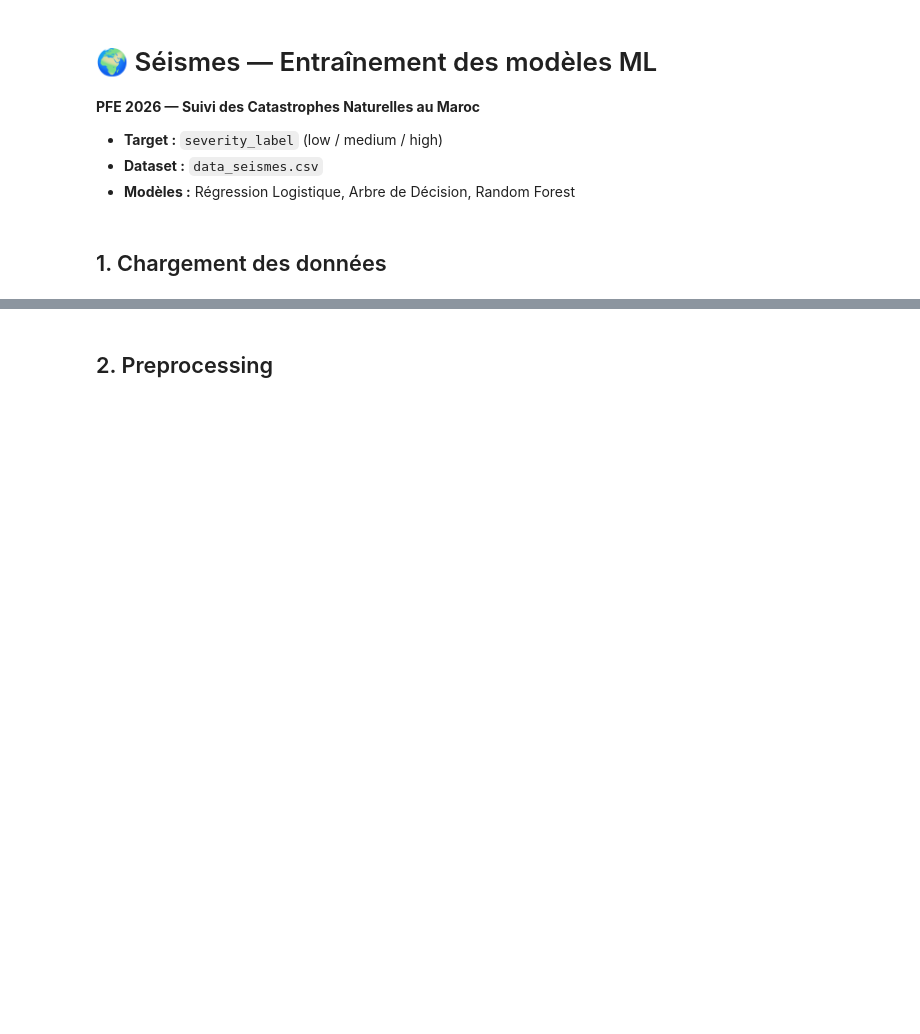
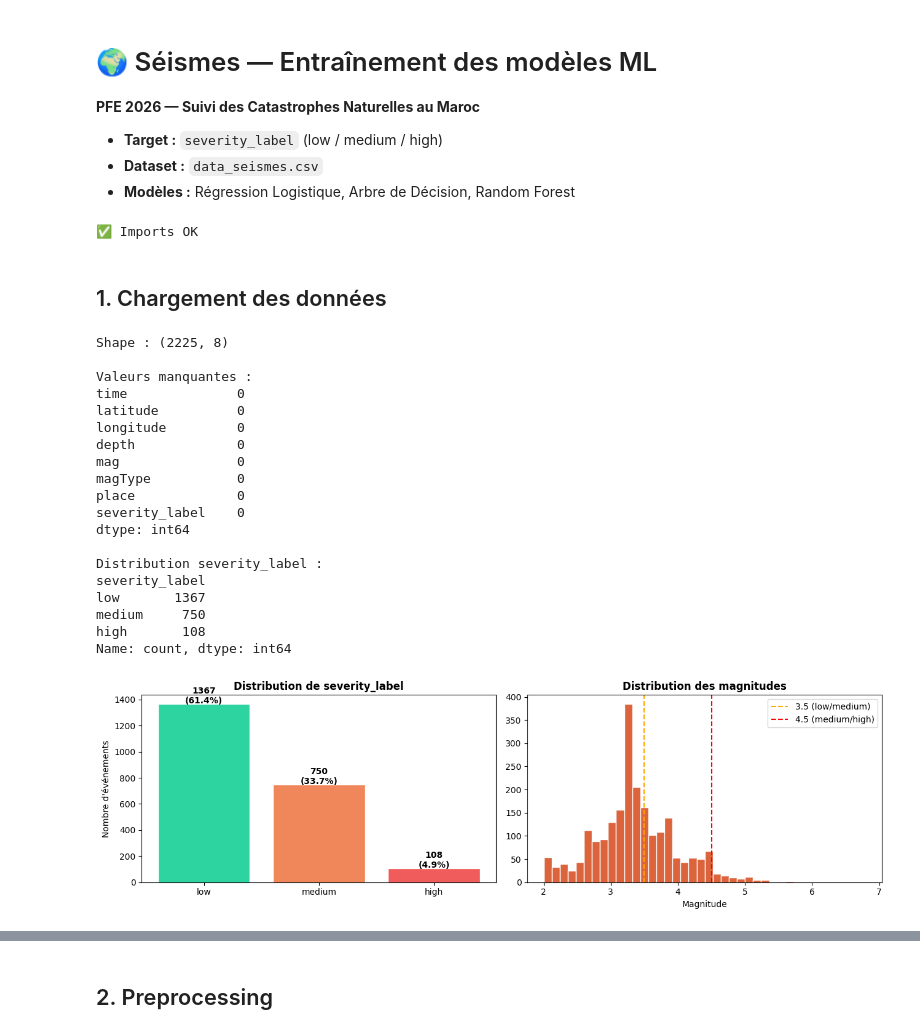
Before and after one commit to ANSS77/suivi-catastrophes-maroc, a Jupyter notebook: ml/notebooks/seismes_training.ipynb, the cells around one changed output, grey strips where cells are left out. Cells and saved outputs as stored; diff of their text form; code cells hidden in the pictures; blank space fills up the shorter version.

Commit message:
feat: seismes training notebook - résultats modèles ML

```diff
--- a/ml/notebooks/seismes_training.ipynb
+++ b/ml/notebooks/seismes_training.ipynb
@@ -6,25 +6,80 @@
 - **Dataset :** `data_seismes.csv`
 - **Modèles :** Régression Logistique, Arbre de Décision, Random Forest
 # %%
+!pip install imbalanced-learn -q
+
 import pandas as pd
 import numpy as np
 import matplotlib.pyplot as plt
 import seaborn as sns
 import pickle, os
+import warnings
+warnings.filterwarnings('ignore')
 
 from sklearn.preprocessing import LabelEncoder, StandardScaler
-from sklearn.model_selection import train_test_split
+from sklearn.model_selection import train_test_split, cross_val_score
 from sklearn.linear_model import LogisticRegression
 from sklearn.tree import DecisionTreeClassifier
 from sklearn.ensemble import RandomForestClassifier
-from sklearn.metrics import classification_report, confusion_matrix, accuracy_score, f1_score
+from sklearn.metrics import (
+    classification_report, confusion_matrix,
+    accuracy_score, f1_score, ConfusionMatrixDisplay
+)
 from imblearn.over_sampling import SMOTE
+
+print('✅ Imports OK')
+# %% [output]
+✅ Imports OK
 # %% [markdown]
 ## 1. Chargement des données
 # %%
-df = pd.read_csv('../data/data_seismes.csv')     #Inondations → data_inondations.csv + flood_risk
-print(df.shape)
+df = pd.read_csv('../data/data_seismes.csv')
+
+print(f'Shape : {df.shape}')
+print('\nValeurs manquantes :')
 print(df.isnull().sum())
-df['severity_label'].value_counts().plot(kind='bar')
-plt.title('Distribution severity_label')
+print('\nDistribution severity_label :')
+print(df['severity_label'].value_counts())
+
+fig, axes = plt.subplots(1, 2, figsize=(13, 4))
+
+counts = df['severity_label'].value_counts()
+bar_colors = ['#2dd4a0', '#f0875a', '#f05c5c']
+axes[0].bar(counts.index, counts.values, color=bar_colors, edgecolor='white')
+for i, (lbl, cnt) in enumerate(zip(counts.index, counts.values)):
+    axes[0].text(i, cnt + 3, f'{cnt}\n({cnt/len(df)*100:.1f}%)',
+                 ha='center', fontsize=10, fontweight='bold')
+axes[0].set_title('Distribution de severity_label', fontweight='bold')
+axes[0].set_ylabel("Nombre d'événements")
+
+axes[1].hist(df['mag'], bins=40, color='#dc643c', edgecolor='white')
+axes[1].axvline(3.5, color='orange', linestyle='--', label='3.5 (low/medium)')
+axes[1].axvline(4.5, color='red',    linestyle='--', label='4.5 (medium/high)')
+axes[1].set_title('Distribution des magnitudes', fontweight='bold')
+axes[1].set_xlabel('Magnitude')
+axes[1].legend()
+
+plt.tight_layout()
 plt.show()
+df.head()
+# %% [output]
+Shape : (2225, 8)
+
+Valeurs manquantes :
+time              0
+latitude          0
+longitude         0
+depth             0
+mag               0
+magType           0
+place             0
+severity_label    0
+dtype: int64
+
+Distribution severity_label :
+severity_label
+low       1367
+medium     750
+high       108
+Name: count, dtype: int64
+[figure, added]
```
Also changed, not shown: parts of 11 cells of this notebook.
